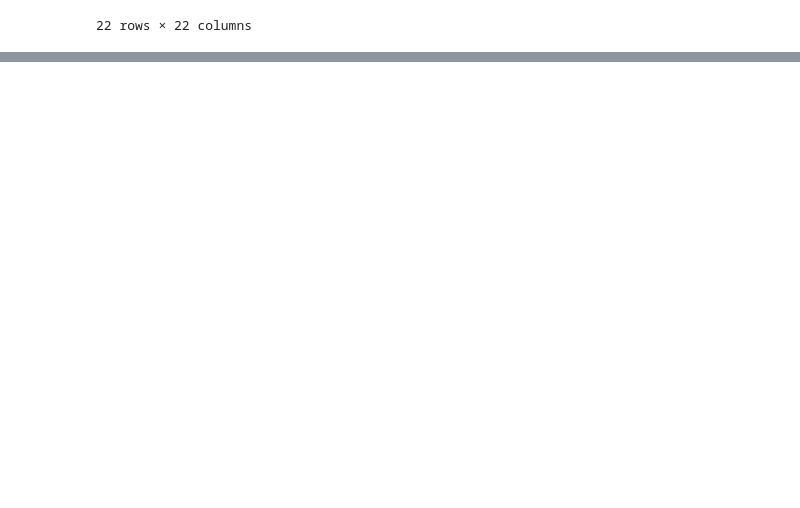
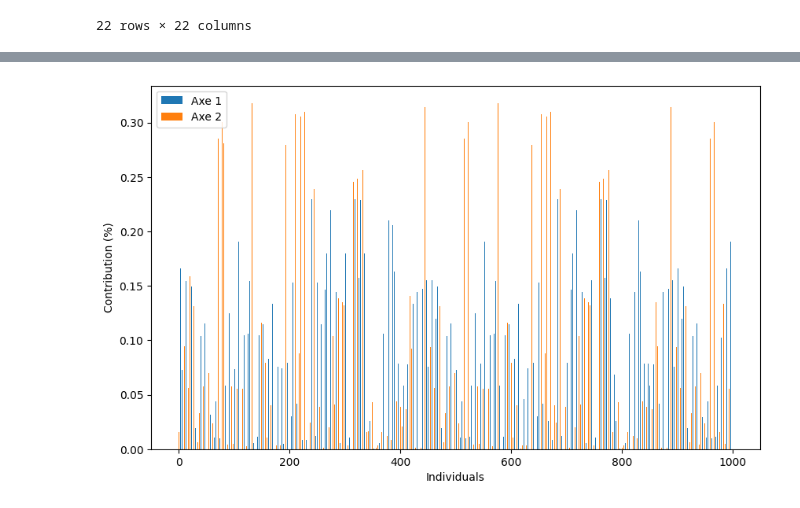
Before and after one commit to meryemidboucair/ACP_cancer_patient-_datset, a Jupyter notebook: Cancer_project_ACP.ipynb, the cells around one changed output, grey strips where cells are left out. Drawn from its saved outputs; the diff is of its cells as text; code cells hidden in the pictures; blank space fills up the shorter version.

```diff
--- a/Cancer_project_ACP.ipynb
+++ b/Cancer_project_ACP.ipynb
@@ -292,0 +351,5 @@ Contribution: [7.67615502e-03 1.84075978e-01 1.90121238e-01 1.29048166e-01
+# %%
+num_individuals = matrice_centree_reduite.shape[0]
+contribution_matrix = squared_coordinates / (num_individuals * valeurs_propres)
+
+contribution_matrix
@@ -292,0 +370,16 @@ Contribution: [7.67615502e-03 1.84075978e-01 1.90121238e-01 1.29048166e-01
+# %%
+contribution_percentage = contribution_matrix * 100
+#Visualize the contribution using a bar plot
+num_components = contribution_percentage[:, :2].shape[1]
+
+fig, ax = plt.subplots(figsize=(10, 6))
+
+for i in range(num_components):
+    ax.bar(np.arange(num_individuals) + i * 0.2, contribution_percentage[:, i], width=0.2, label=f'Axe {i + 1}')
+
+ax.set_xlabel('Individuals')
+ax.set_ylabel('Contribution (%)')
+ax.legend()
+plt.show()
+# %% [output]
+[figure, added]
```
Also changed, not shown: parts of 16 cells of this notebook, 1 other file.
